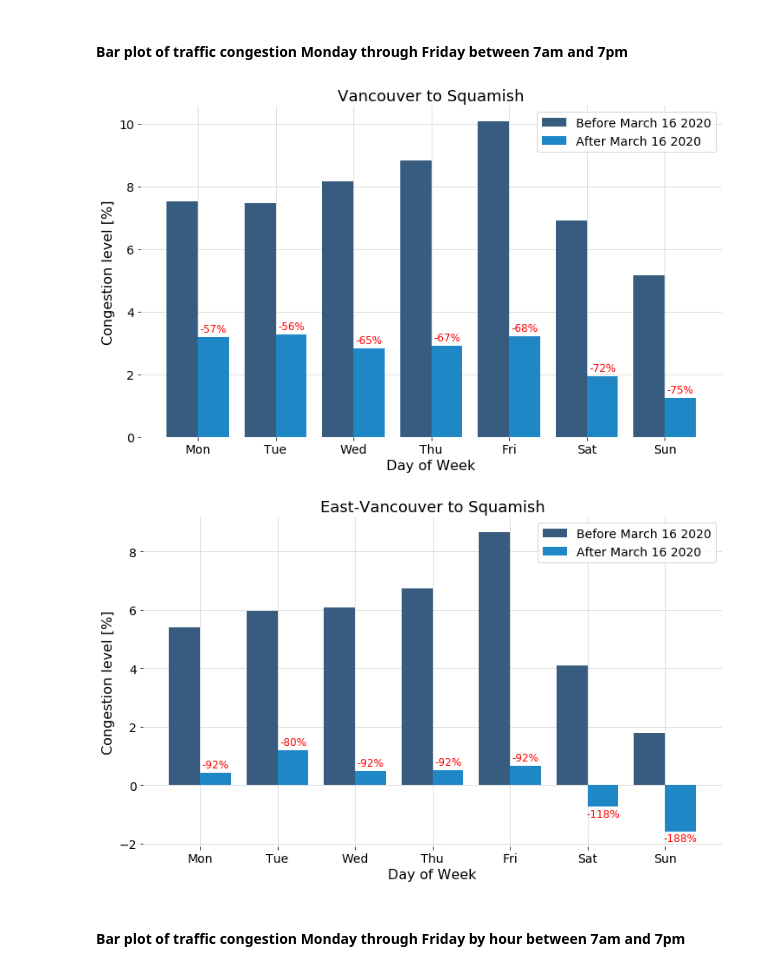
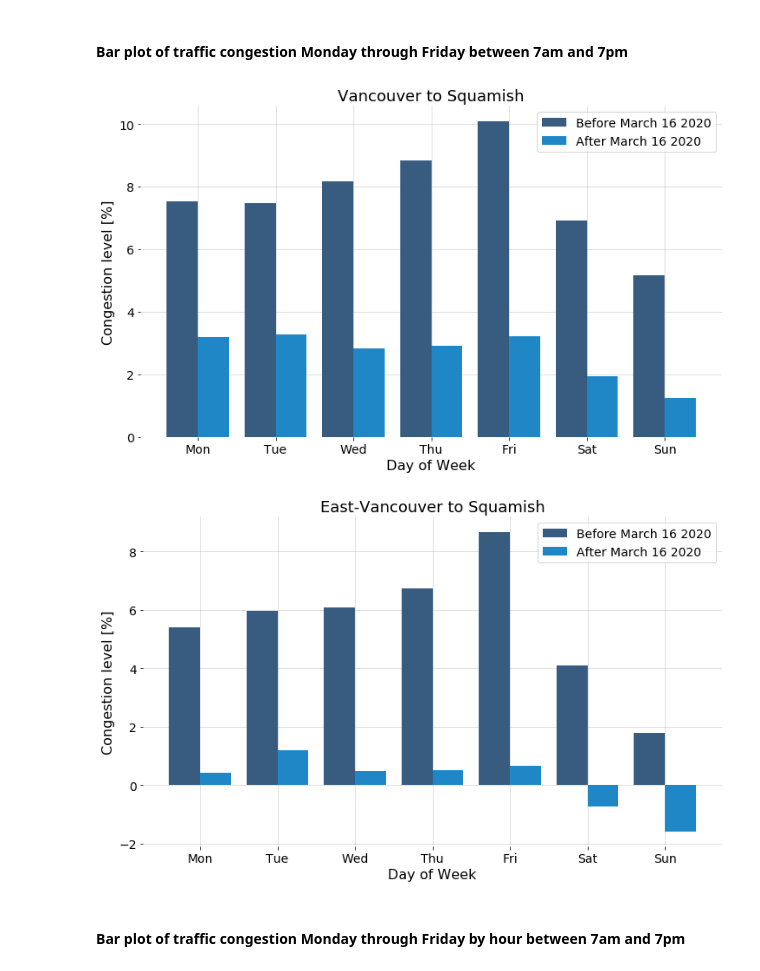
Before and after one commit to david-hurley/traffic-congestion-analysis, a Jupyter notebook: Vancouver Traffic Congestion in COVID-19.ipynb, the cells around one changed output. Saved outputs shown, nothing was run; the diff lists cells and outputs as text; code cells hidden in the pictures.

Commit message:
remove percent labels

```diff
--- a/Vancouver Traffic Congestion in COVID-19.ipynb
+++ b/Vancouver Traffic Congestion in COVID-19.ipynb
@@ -289,7 +268,6 @@ ax.spines['left'].set_visible(False)
 
 # add labels for percent change pre and post covid
 percent_change = -1 * (1 - df_congestion_post_mean/df_congestion_pre_mean) * 100
-autolabel(rect2, percent_change['Vancouver_to_Squamish'])
 
 # save figure
 fig.savefig('Congestion: Vacouver to Squamish.png', dpi=1200)
@@ -299,36 +277,35 @@ fig,ax = plt.subplots(1,1,figsize=(12,7))
 
 rect1 = ax.bar(df_congestion_pre_mean.index-day_of_week_width/2, \
                df_congestion_pre_mean['East-Vancouver_to_Squamish'],day_of_week_width, \
                label='Before ' + covid_start, color='#375c80')
 
 rect2 = ax.bar(df_congestion_post_mean.index+day_of_week_width/2, \
                df_congestion_post_mean['East-Vancouver_to_Squamish'],day_of_week_width, \
                label='After ' + covid_start, color='#2087c7')
 
 # add labels,legends, and properties
 ax.set_xticks(df_congestion_post_mean.index)
 ax.set_xticklabels(labels_dow)
 ax.legend(fontsize=tick_fontsize)
 ax.tick_params(axis='both',labelsize=tick_fontsize)
 ax.set_xlabel('Day of Week', fontsize=label_fontsize)
 ax.set_ylabel('Congestion level [%]', fontsize=label_fontsize)
 ax.set_title('East-Vancouver to Squamish', fontsize=title_fontsize)
 ax.grid(zorder=1,alpha=0.5)
 ax.set_axisbelow(True)
 ax.spines['right'].set_visible(False)
 ax.spines['top'].set_visible(False)
 ax.spines['bottom'].set_visible(False)
 ax.spines['left'].set_visible(False)
 
 # add labels for percent change pre and post covid
 percent_change = -1 * (1 - df_congestion_post_mean/df_congestion_pre_mean) * 100
-autolabel(rect2, percent_change['East-Vancouver_to_Squamish'])
 
 # save figure
 fig.savefig('Congestion: East-Vacouver to Squamish.png', dpi=1200)
 # %% [output]
-[figure, old version]
+[figure, new version]
-[figure, old version]
+[figure, new version]
 # %% [markdown]
 #### Bar plot of traffic congestion Monday through Friday by hour between 7am and 7pm
 # %%
```
Also changed, not shown: parts of 5 cells of this notebook.
